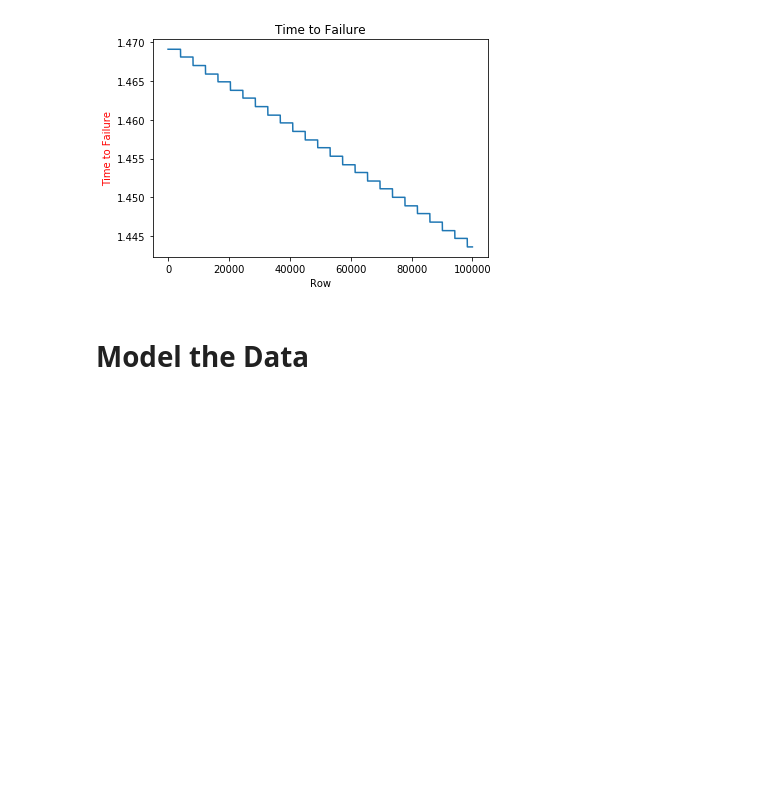
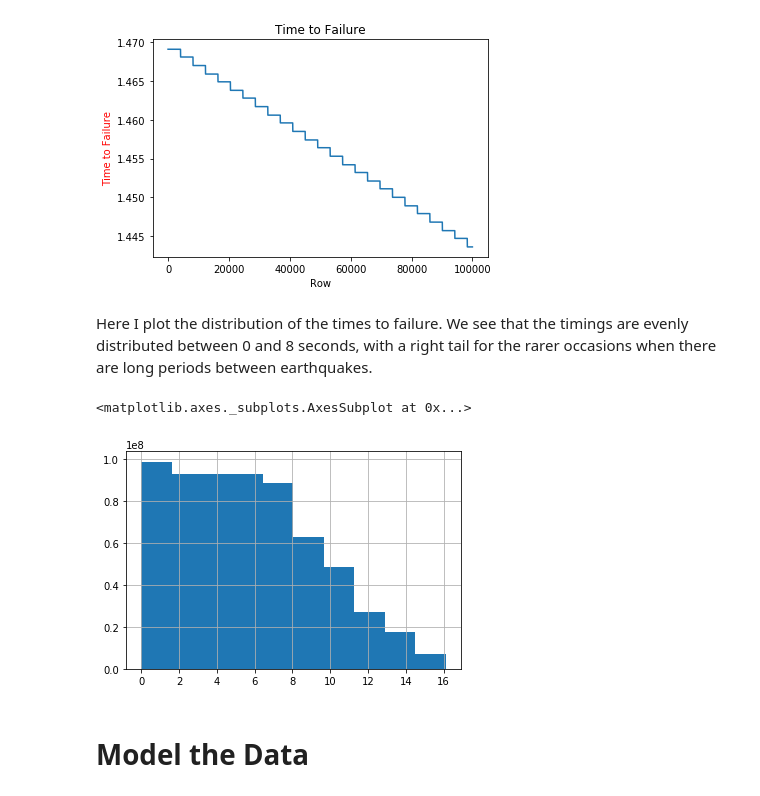
Before and after one commit to DavidBraslow/dsc-5-capstone-project-online-ds-sp-000, a Jupyter notebook: student.ipynb, the cells around one changed output. Saved outputs shown, nothing was run; the diff lists cells and outputs as text; code cells hidden in the pictures; blank space fills up the shorter version.

```diff
--- a/student.ipynb
+++ b/student.ipynb
@@ -751,6 +763,13 @@ plt.xlabel('Row')
 # %% [output]
 Text(0.5, 0, 'Row')
 [figure]
+# %% [markdown]
+Here I plot the distribution of the times to failure. We see that the timings are evenly distributed between 0 and 8 seconds, with a right tail for the rarer occasions when there are long periods between earthquakes.
+# %%
+train_df['time_to_failure'].hist()
+# %% [output]
+<matplotlib.axes._subplots.AxesSubplot at 0x...>
+[figure, added]
 # %% [markdown]
 
 # Model the Data
```
Also changed, not shown: parts of 5 cells of this notebook, 8 other files.
